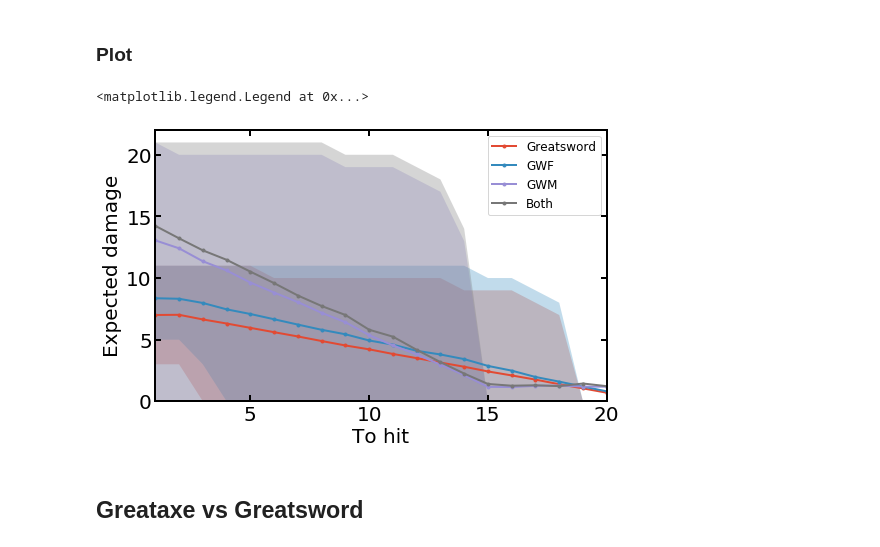
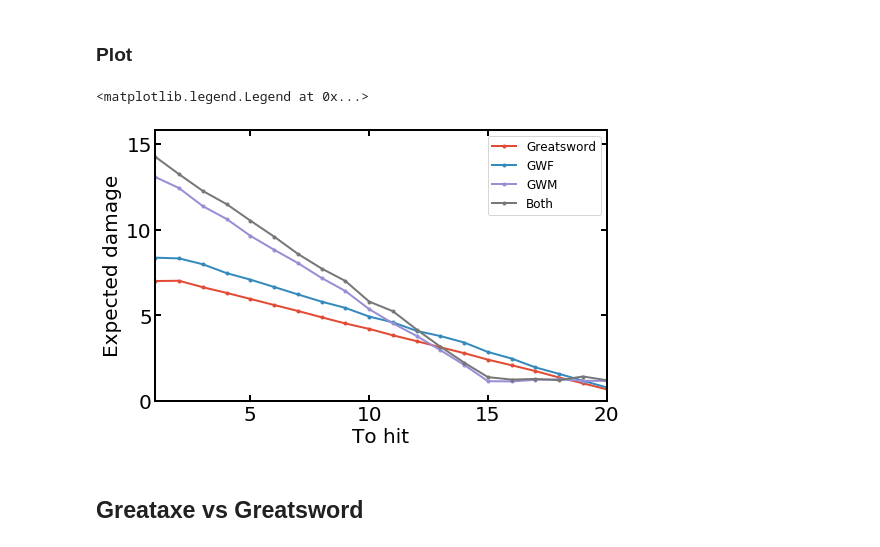
Before and after one commit to aaronsharpe/DnD, a Jupyter notebook: melee_analysis.ipynb, the cells around one changed output. Cells and saved outputs as stored; diff of their text form; code cells hidden in the pictures.

```diff
--- a/melee_analysis.ipynb
+++ b/melee_analysis.ipynb
@@ -139,5 +116,3 @@ DnD.roll_dmg(to_hit=1, num_hit_dice=2, bonus_crit_dice=2, reroll=True, gwm=True)
-# %%
-ac = range(21)
 # %%
 gs = DnD.melee_vs_ac(100000, ac, hit_die=6, num_hit_dice=2)
 gs['label'] = 'Greatsword'
@@ -161,22 +136,21 @@ gs_both['label'] = 'Both'
 # %%
 fig,ax = plt.subplots(figsize = (5*1.618,5))
 
 weaps = [gs, gs_gwf, gs_gwm, gs_both]
 
 for weap in weaps:
     plt.plot(ac,weap['dmg_mean'],'.-',label= weap['label'])
-    plt.fill_between(ac, weap['dmg_ci_lo'], weap['dmg_ci_hi'], alpha = 0.3)
 
 plt.xlim(1,20)
 plt.ylim(0)
 
 plt.xlabel('To hit')
 plt.ylabel('Expected damage')
 
 plt.legend(fontsize=12)
 # %% [output]
 <matplotlib.legend.Legend at 0x...>
-[figure, old version]
+[figure, new version]
 # %% [markdown]
 ## Greataxe vs Greatsword
 # %% [markdown]
```
Also changed, not shown: parts of 20 cells of this notebook, 1 other file.
